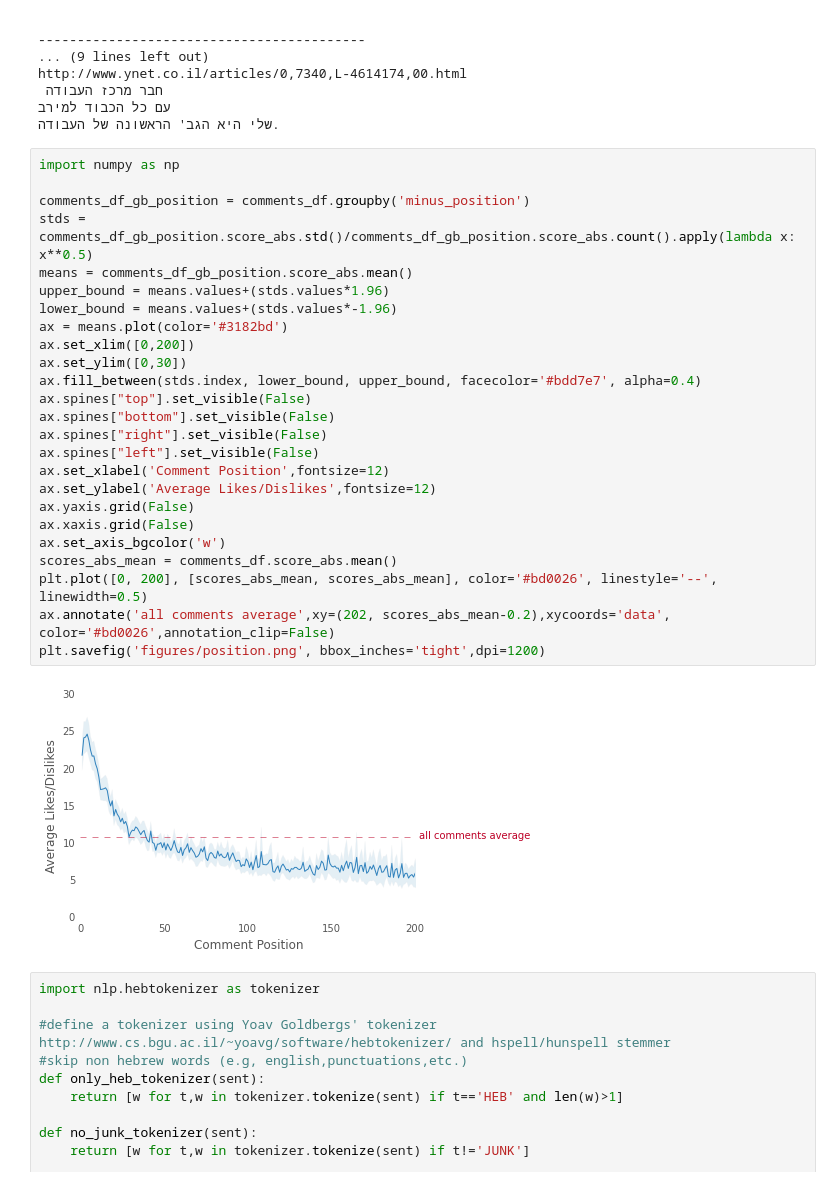
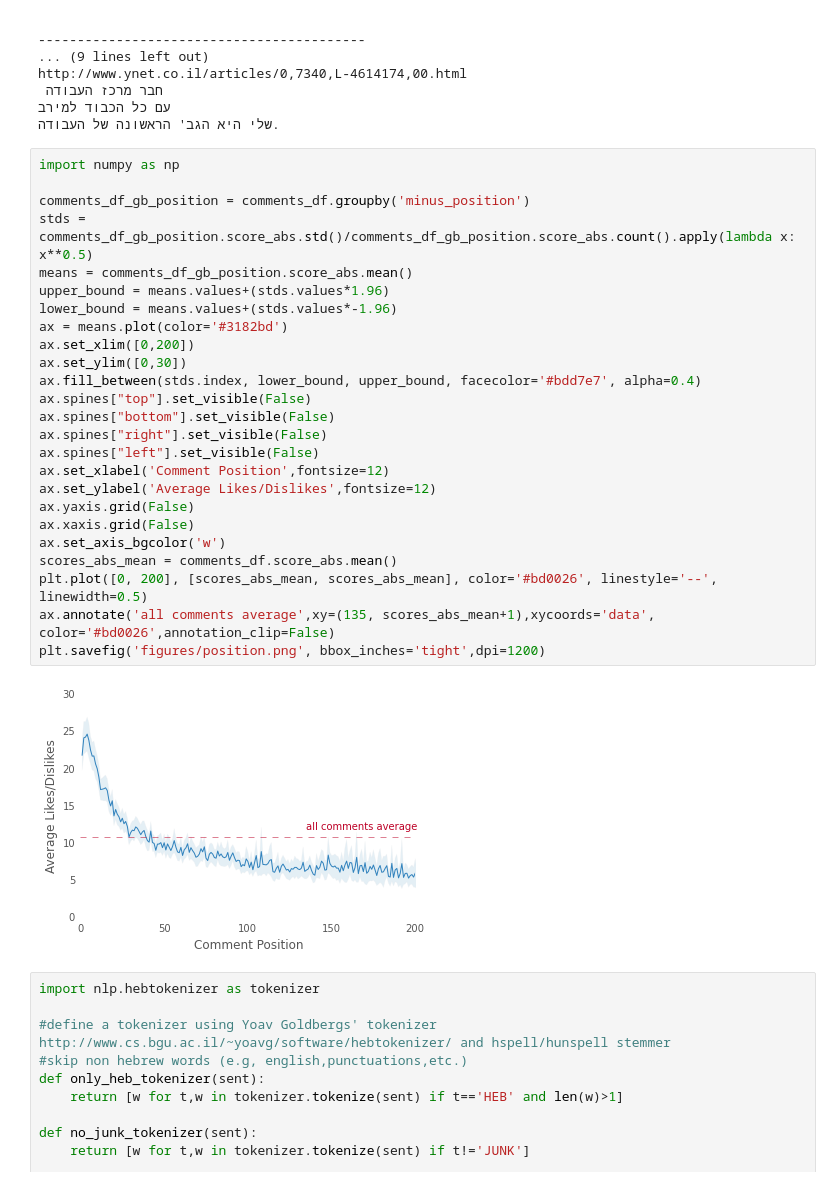
Before and after one commit to yonilev/ArticleComments, a Jupyter notebook: notebook.ipynb, the cells around one changed output. Drawn from its saved outputs; the diff is of its cells as text.

Commit message:
figures

```diff
--- a/notebook.ipynb
+++ b/notebook.ipynb
@@ -201,30 +203,30 @@ http://www.ynet.co.il/articles/0,7340,L-4614174,00.html
 # %%
 import numpy as np
 
 comments_df_gb_position = comments_df.groupby('minus_position')
 stds = comments_df_gb_position.score_abs.std()/comments_df_gb_position.score_abs.count().apply(lambda x: x**0.5)
 means = comments_df_gb_position.score_abs.mean()
 upper_bound = means.values+(stds.values*1.96)
 lower_bound = means.values+(stds.values*-1.96)
 ax = means.plot(color='#3182bd')
 ax.set_xlim([0,200])
 ax.set_ylim([0,30])
 ax.fill_between(stds.index, lower_bound, upper_bound, facecolor='#bdd7e7', alpha=0.4)
 ax.spines["top"].set_visible(False)
 ax.spines["bottom"].set_visible(False)
 ax.spines["right"].set_visible(False)
 ax.spines["left"].set_visible(False)
 ax.set_xlabel('Comment Position',fontsize=12)
 ax.set_ylabel('Average Likes/Dislikes',fontsize=12)
 ax.yaxis.grid(False)
 ax.xaxis.grid(False)
 ax.set_axis_bgcolor('w')
 scores_abs_mean = comments_df.score_abs.mean()
 plt.plot([0, 200], [scores_abs_mean, scores_abs_mean], color='#bd0026', linestyle='--', linewidth=0.5)
-ax.annotate('all comments average',xy=(202, scores_abs_mean-0.2),xycoords='data', color='#bd0026',annotation_clip=False)
+ax.annotate('all comments average',xy=(135, scores_abs_mean+1),xycoords='data', color='#bd0026',annotation_clip=False)
 plt.savefig('figures/position.png', bbox_inches='tight',dpi=1200)
 # %% [output]
-[figure, old version]
+[figure, new version]
 # %%
 import nlp.hebtokenizer as tokenizer
 
```
Also changed, not shown: parts of 7 cells of this notebook, 11 other files.
